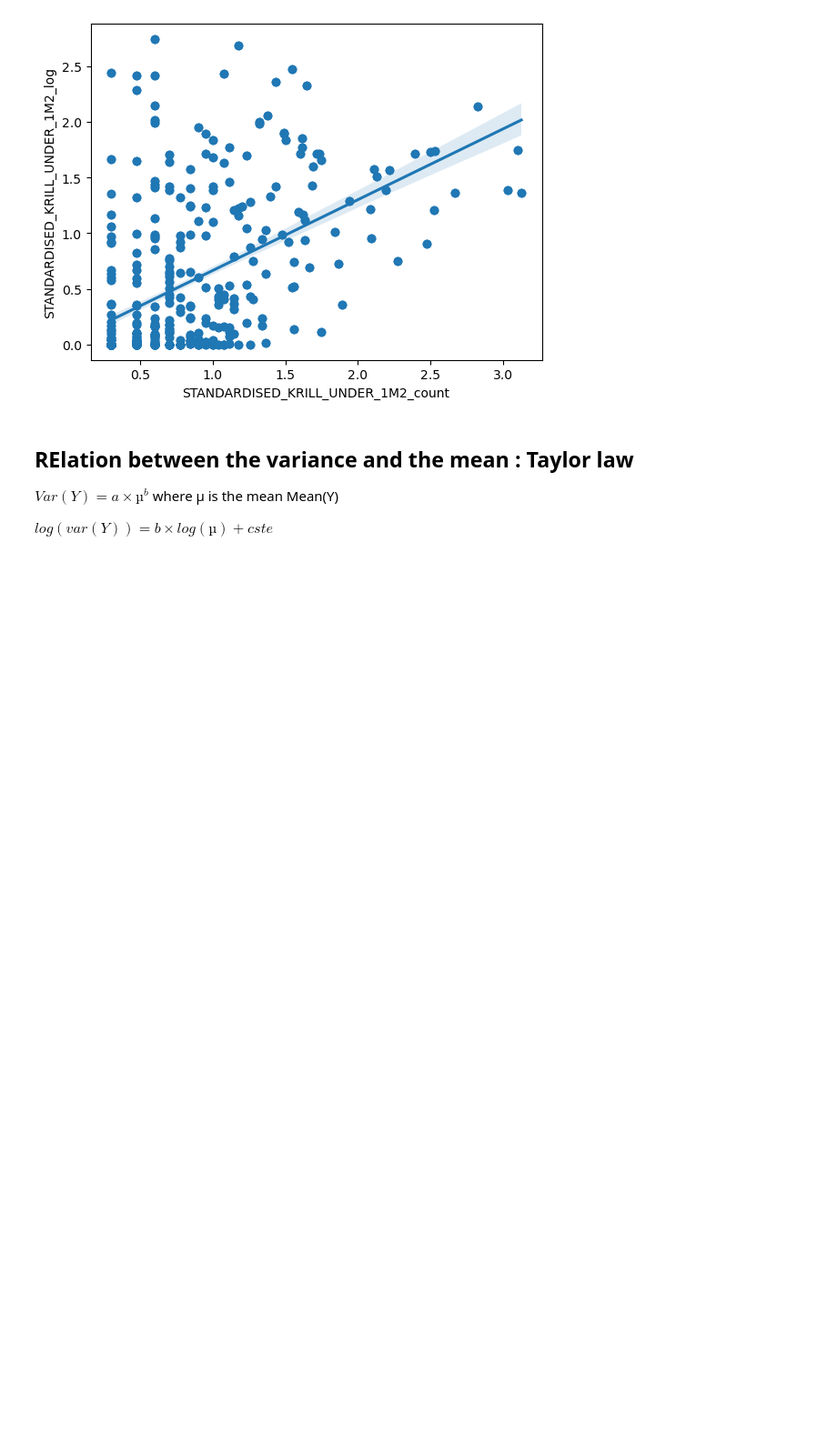
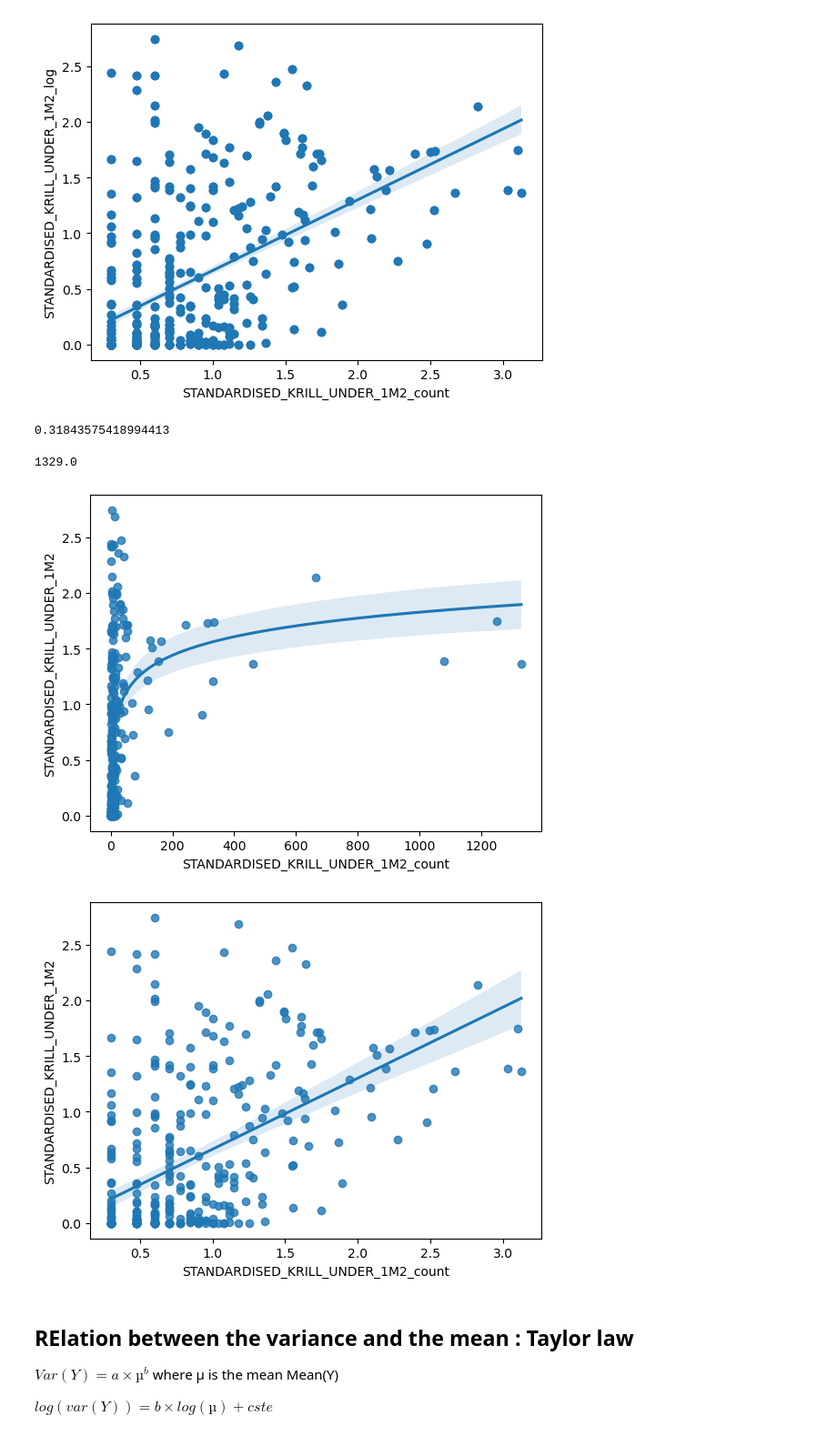
Before and after one commit to AnaelleDurfort/Key_Areas_krill_carbon_sequestration, a Jupyter notebook: data_formating/KRILLBASE_formating.ipynb, the cells around one changed output. Shown at 91% size. Drawn from its saved outputs; the diff is of its cells as text; code cells hidden in the pictures; blank space fills up the shorter version.

```diff
--- a/data_formating/KRILLBASE_formating.ipynb
+++ b/data_formating/KRILLBASE_formating.ipynb
@@ -349,6 +351,26 @@ plt.show()
 # %% [output]
 [figure]
 [figure]
+# %%
+krill_base_largegrid_df.dropna()#
+krill_base_grouped_largegrid[krill_base_grouped_largegrid['STANDARDISED_KRILL_UNDER_1M2_count'] >= 5]
+157/358
+114/358
+# %% [output]
+0.31843575418994413
+# %%
+krill_base_largegrid_df['STANDARDISED_KRILL_UNDER_1M2_count'].max()
+# %% [output]
+1329.0
+# %%
+sns.regplot(krill_base_grouped_largegrid, x='STANDARDISED_KRILL_UNDER_1M2_count', y=np.log10(krill_base_grouped_largegrid['STANDARDISED_KRILL_UNDER_1M2']+1), logx=True)
+plt.show()
+
+sns.regplot(krill_base_grouped_largegrid, x=np.log10(krill_base_grouped_largegrid['STANDARDISED_KRILL_UNDER_1M2_count']+1), y=np.log10(krill_base_grouped_largegrid['STANDARDISED_KRILL_UNDER_1M2']+1))
+plt.show()
+# %% [output]
+[figure, added]
+[figure, added]
 # %% [markdown]
 ## RElation between the variance and the mean : Taylor law
 $ Var(Y) = a\times µ^b $ where µ is the mean Mean(Y)
```
Also changed, not shown: parts of 2 cells of this notebook, 3 other files.
